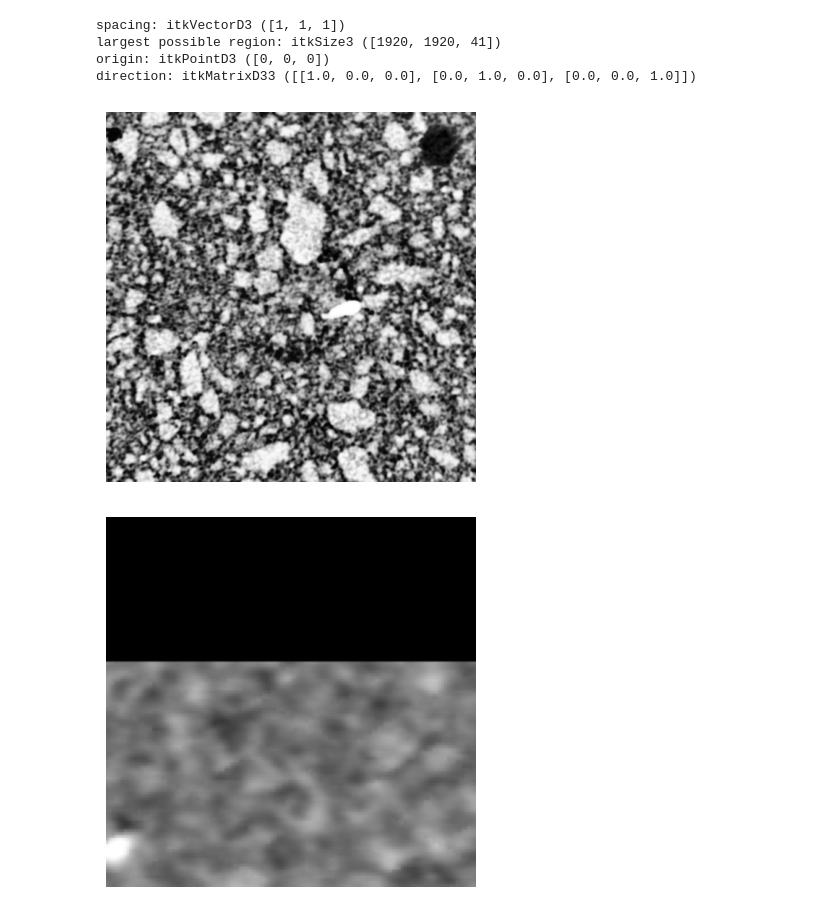
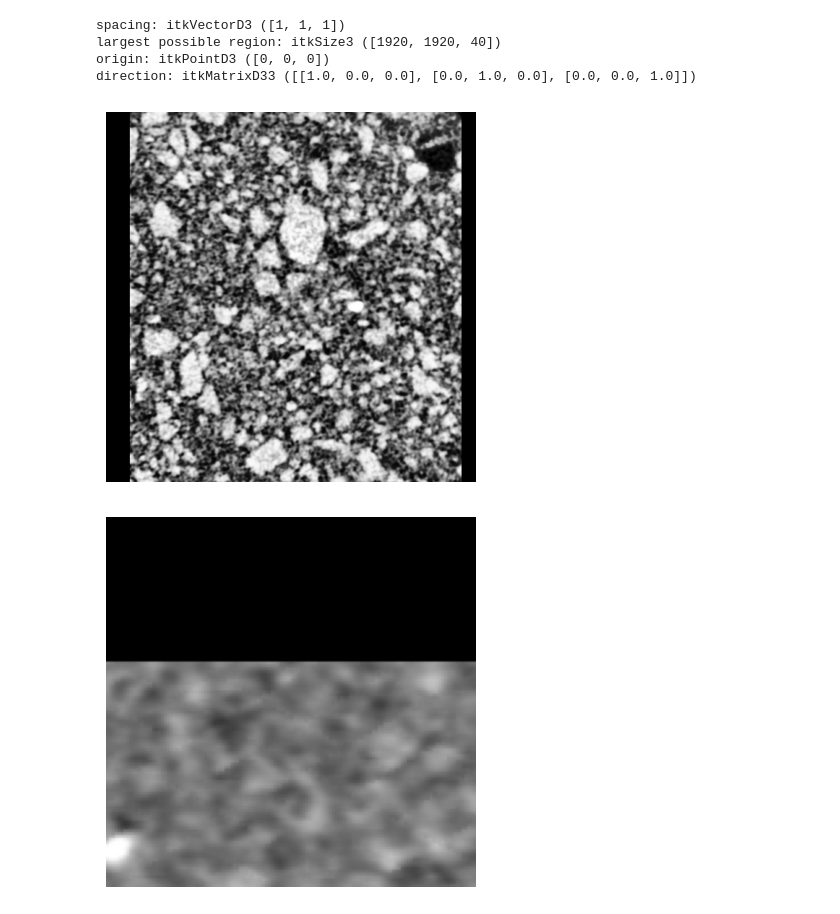
Before and after one commit to Barryzp/ml-workspace, a Jupyter notebook: registration/basic-operator/test.ipynb, the cells around one changed output. Cells and saved outputs as stored; diff of their text form; code cells hidden in the pictures.

```diff
--- a/registration/basic-operator/test.ipynb
+++ b/registration/basic-operator/test.ipynb
@@ -137,7 +137,7 @@ from math import radians
 os.environ['KMP_DUPLICATE_LIB_OK']='True'
 
 start_index = 10
-end_index = 50
+end_index = 49
 count = end_index - start_index + 1
 image_path = "D:/workspace/ml-workspace/registration/datasets/sample4/ct/s1/enhanced"
 image1 = cv2.imread(f"{image_path}/slice_enhanced_10.bmp", cv2.IMREAD_GRAYSCALE)
@@ -171,14 +171,14 @@ print(f"direction: {itk_img.GetDirection()}")
 
 # 将旋转轴移动到浮动图片的中心位置进行旋转
 
-rotation_center = (960.0, 960.0, 32.0)
+rotation_center = (960.0, 960.0, 20)
 
 # 定义平移和旋转参数
 translation_to_origin = itk.TranslationTransform[itk.D, 3].New()
 translation_to_origin.SetOffset(rotation_center)
 
 rotation = itk.Euler3DTransform.New()
-rotation.SetRotation(radians(0), radians(1), radians(0))
+rotation.SetRotation(radians(0), radians(5), radians(0))
 
 translation_back = itk.TranslationTransform[itk.D, 3].New()
 translation_back.SetOffset(-1.0 * np.array(rotation_center))
@@ -221,36 +221,36 @@ resampled_image = resampler.GetOutput()
 # plt.subplot(2, 6, 6), plt.imshow(itk.array_view_from_image(resampled_image)[5, :, :], cmap='gray'), plt.title('5')
 # plt.subplot(2, 6, 7), plt.imshow(itk.array_view_from_image(resampled_image)[6, :, :], cmap='gray'), plt.title('6')
 # plt.subplot(2, 6, 8), plt.imshow(itk.array_view_from_image(resampled_image)[7, :, :], cmap='gray'), plt.title('7')
 # plt.subplot(2, 6, 9), plt.imshow(itk.array_view_from_image(resampled_image)[8, :, :], cmap='gray'), plt.title('8')
 # plt.subplot(2, 6, 10), plt.imshow(itk.array_view_from_image(resampled_image)[9, :, :], cmap='gray'), plt.title('9')
 # plt.subplot(2, 6, 11), plt.imshow(itk.array_view_from_image(resampled_image)[10, :, :], cmap='gray'), plt.title('10')
 # plt.subplot(2, 6, 12), plt.imshow(itk.array_view_from_image(resampled_image)[11, :, :], cmap='gray'), plt.title('11')
 
 slice_width = 512
 slice_height = 512
 # 定义所需切片的大小和位置
 size = [slice_width, slice_height, count]
 size[2] = 1  # 设置 x 方向大小为 0（或者选择其他方向）
 region = itk.ImageRegion[3]()
 region.SetSize(size)
-region.SetIndex([704, 704, 32])  # 选择开始的索引，可以调整
+region.SetIndex([704, 704, 20])  # 选择开始的索引，可以调整
 
 # 使用 ExtractImageFilter 提取切片
 extract_filter = itk.ExtractImageFilter.New(Input=resampled_image, ExtractionRegion=region)
 extract_filter.Update()
 # 获取切片
 slice_image = extract_filter.GetOutput()
 # 将切片转换为 NumPy 数组并显示
 slice_array = itk.GetArrayFromImage(slice_image)
 plt.imshow(np.squeeze(slice_array), cmap='gray')
 plt.axis('off')
 plt.show()
 # %% [output]
 spacing: itkVectorD3 ([1, 1, 1])
-largest possible region: itkSize3 ([1920, 1920, 41])
+largest possible region: itkSize3 ([1920, 1920, 40])
 origin: itkPointD3 ([0, 0, 0])
 direction: itkMatrixD33 ([[1.0, 0.0, 0.0], [0.0, 1.0, 0.0], [0.0, 0.0, 1.0]])
-[figure, old version]
+[figure, new version]
 # %%
 import itk
 import numpy as np
```
Also changed, not shown: parts of 2 cells of this notebook, 1 other file.
